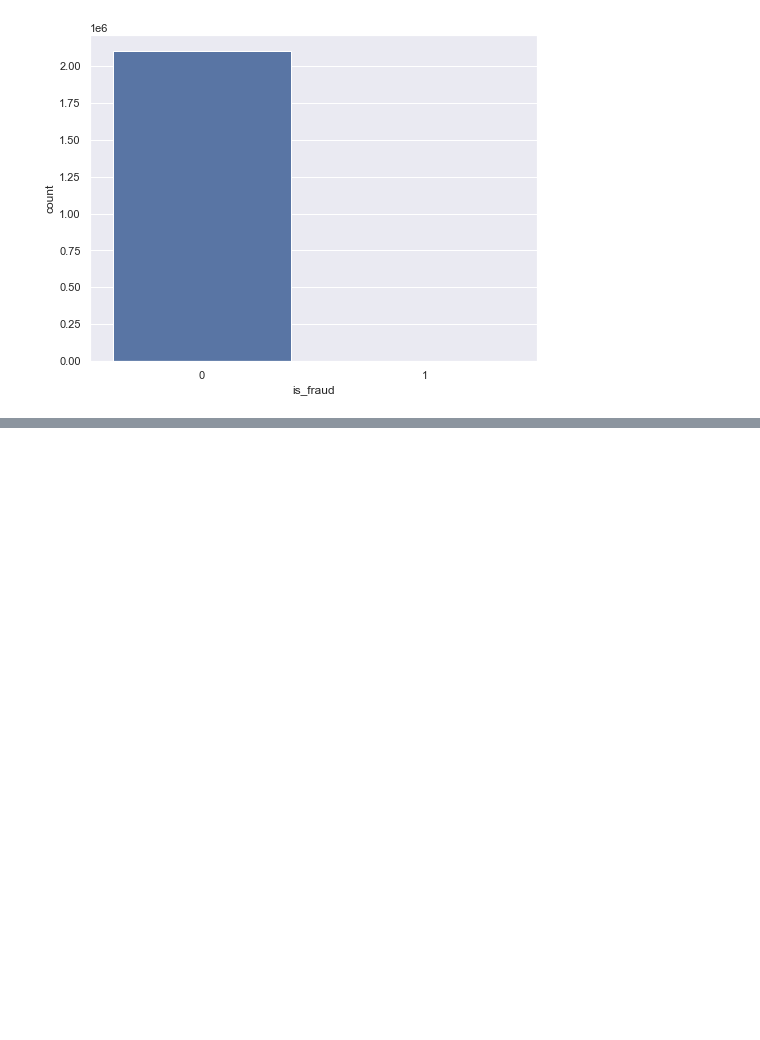
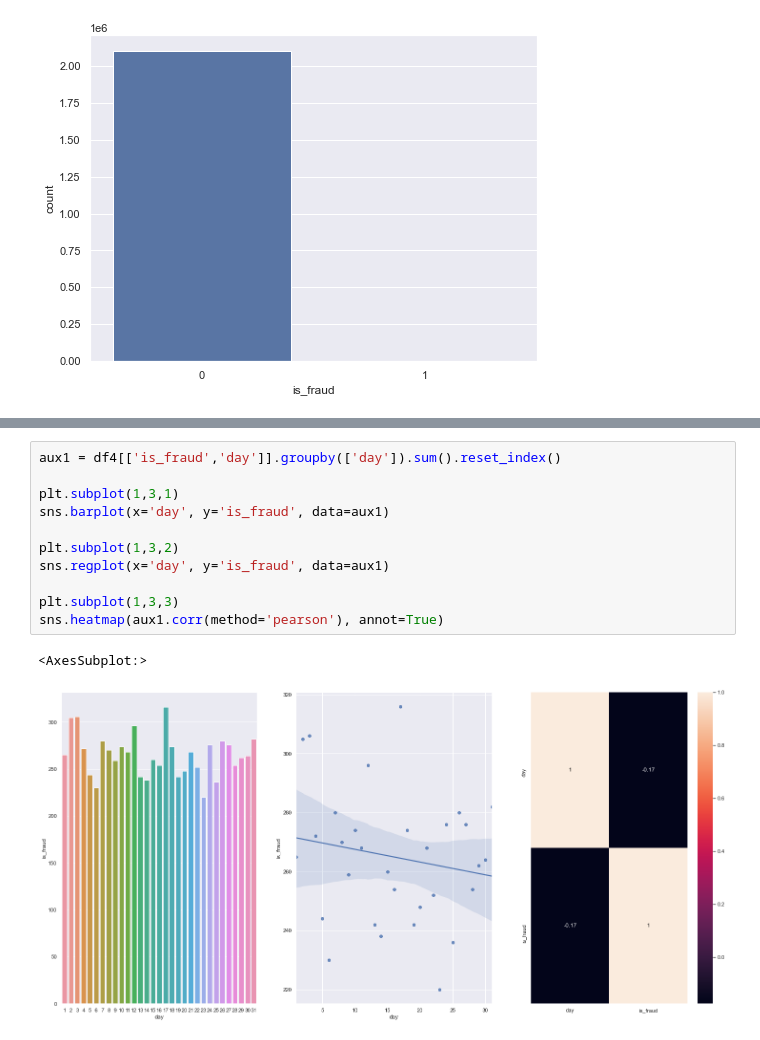
Before and after one commit to brunosantos4/blocker_fraud_company, a Jupyter notebook: fraud_classification.ipynb, the cells around one changed output, grey strips where cells are left out. Saved outputs shown, nothing was run; the diff lists cells and outputs as text; blank space fills up the shorter version.

```diff
--- a/fraud_classification.ipynb
+++ b/fraud_classification.ipynb
@@ -599,0 +787,14 @@ ax = sns.countplot(x='is_fraud', data=aux_h5)
+# %%
+aux1 = df4[['is_fraud','day']].groupby(['day']).sum().reset_index()
+
+plt.subplot(1,3,1)
+sns.barplot(x='day', y='is_fraud', data=aux1)
+
+plt.subplot(1,3,2)
+sns.regplot(x='day', y='is_fraud', data=aux1)
+
+plt.subplot(1,3,3)
+sns.heatmap(aux1.corr(method='pearson'), annot=True)
+# %% [output]
+<AxesSubplot:>
+[figure, added]
```
Also changed, not shown: parts of 36 cells of this notebook.
